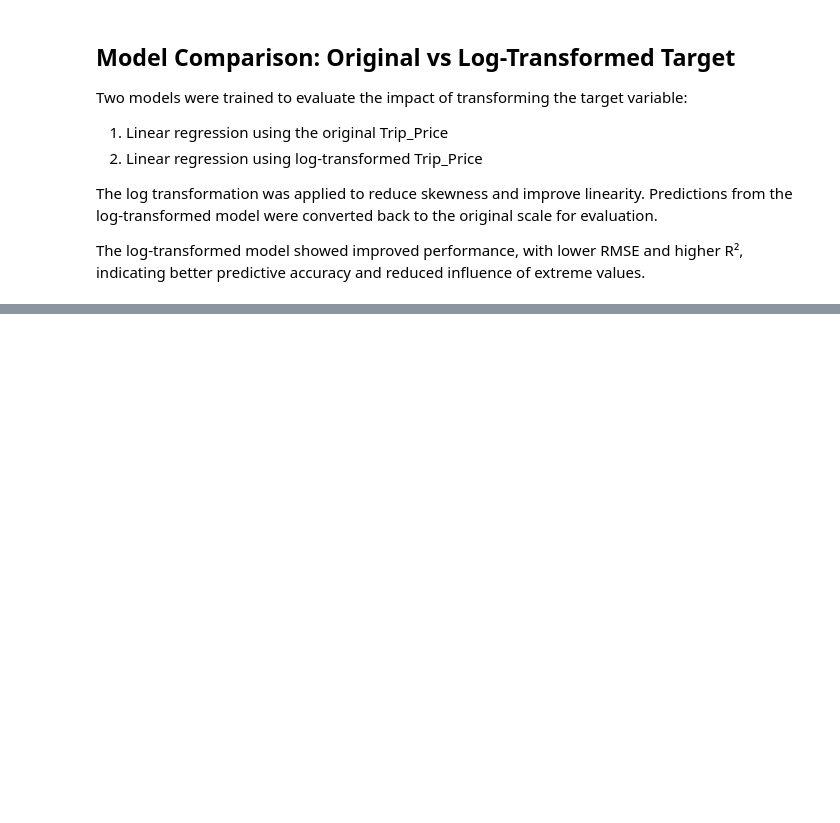
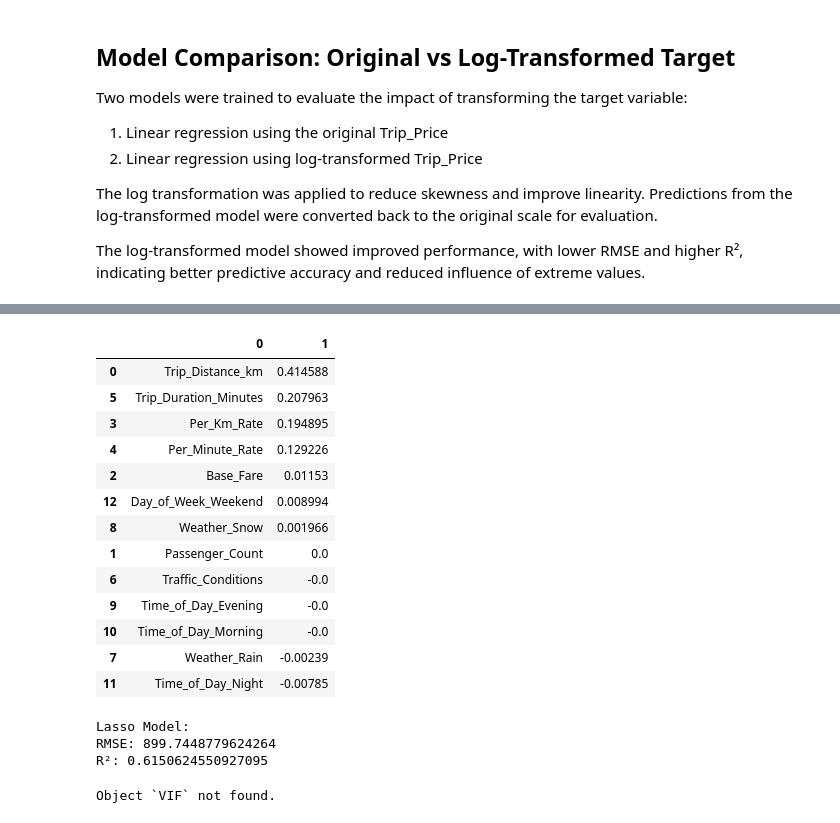
Before and after one commit to Padawan2024/ML-Portfolio, a Jupyter notebook: Supervised_ML/Regression/Predict Taxi Price/Notebooks/Regression Models.ipynb, the cells around one changed output, grey strips where cells are left out. Cells and saved outputs as stored; diff of their text form; code cells hidden in the pictures; blank space fills up the shorter version.

```diff
--- a/Supervised_ML/Regression/Predict Taxi Price/Notebooks/Regression Models.ipynb
+++ b/Supervised_ML/Regression/Predict Taxi Price/Notebooks/Regression Models.ipynb
@@ -636,0 +762,40 @@ The log-transformed model showed improved performance, with lower RMSE and highe
+# %%
+lasso_model = Lasso(alpha=lasso_cv.alpha_)
+lasso_model.fit(X_train_scaled, y_train_log)
+y_pred_log = lasso_cv.predict(X_test_scaled)
+
+# Convert back to original scale
+y_pred_log_exp = np.expm1(y_pred_log)
+# %%
+pd.DataFrame([X_train_processed_df.columns, lasso_model.coef_]).T.sort_values(by=1, ascending = False)
+# %% [output]
+|  | 0 | 1 |
+| 0 | Trip_Distance_km | 0.414588 |
+| 5 | Trip_Duration_Minutes | 0.207963 |
+| 3 | Per_Km_Rate | 0.194895 |
+| 4 | Per_Minute_Rate | 0.129226 |
+| 2 | Base_Fare | 0.01153 |
+| 12 | Day_of_Week_Weekend | 0.008994 |
+| 8 | Weather_Snow | 0.001966 |
+| 1 | Passenger_Count | 0.0 |
+| 6 | Traffic_Conditions | -0.0 |
+| 9 | Time_of_Day_Evening | -0.0 |
+| 10 | Time_of_Day_Morning | -0.0 |
+| 7 | Weather_Rain | -0.00239 |
+| 11 | Time_of_Day_Night | -0.00785 |
+# %%
+# Log model (converted back)
+rmse_log = mean_squared_error(y_test, y_pred_log_exp)
+r2_log = r2_score(y_test, y_pred_log_exp)
+
+print("Lasso Model:")
+print("RMSE:", rmse_log)
+print("R²:", r2_log)
+# %% [output]
+Lasso Model:
+RMSE: 899.7448779624264
+R²: 0.6150624550927095
+# %%
+can i still compare lasso ridge and VIF?
+# %% [output]
+Object `VIF` not found.
```
Also changed, not shown: parts of 19 cells of this notebook.
